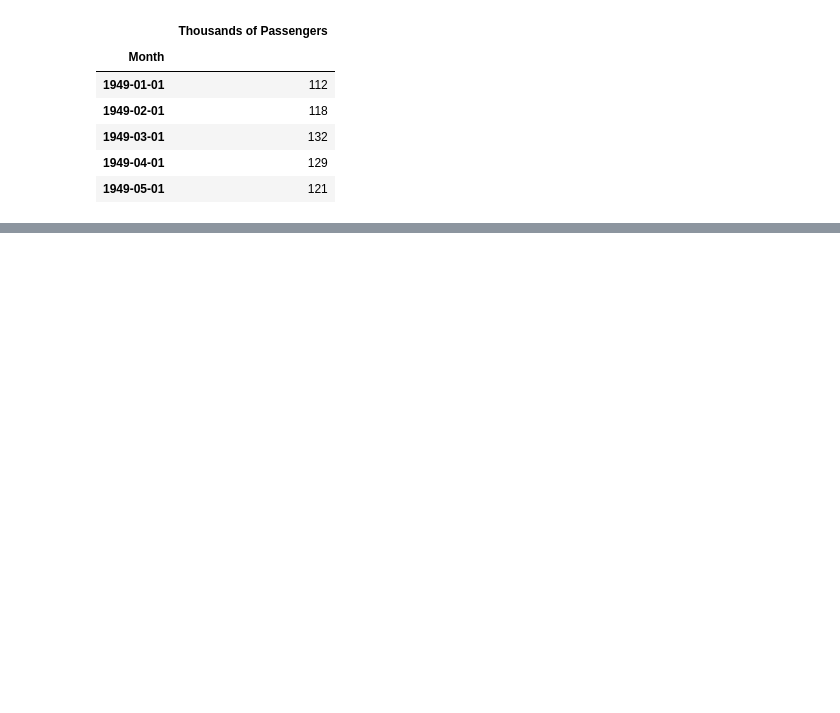
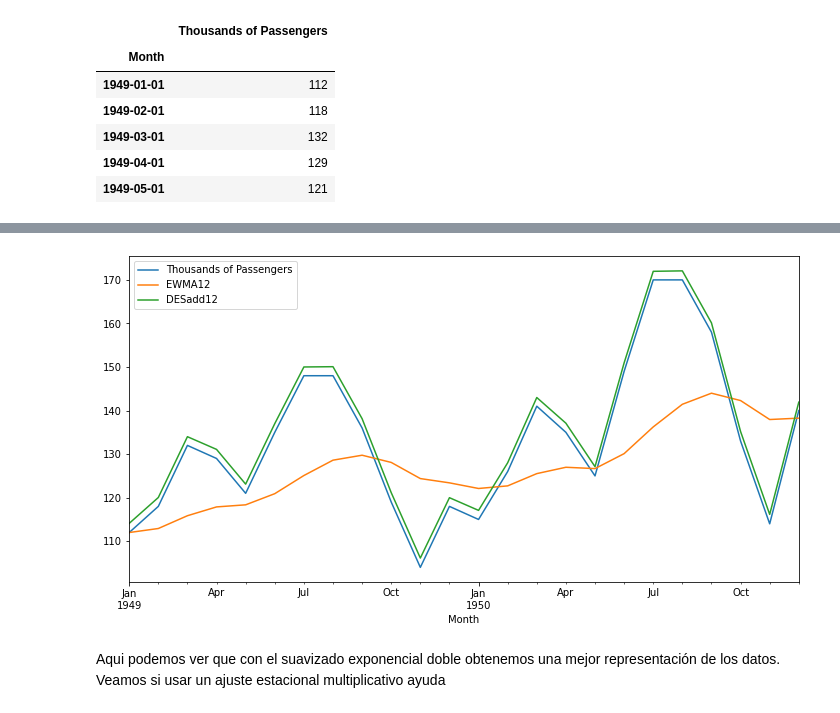
Before and after one commit to JorgeToT/SeriesDeTiempoPythonR, a Jupyter notebook: Python/Holt_Winters.ipynb, the cells around one changed output, grey strips where cells are left out. Cells and saved outputs as stored; diff of their text form; code cells hidden in the pictures; blank space fills up the shorter version.

```diff
--- a/Python/Holt_Winters.ipynb
+++ b/Python/Holt_Winters.ipynb
@@ -96,0 +101,9 @@ df.head()
+# %%
+from statsmodels.tsa.holtwinters import SimpleExpSmoothing
+
+span = 12
+alpha = 2/(span+1)
+
+df['EWMA12'] = df['Thousands of Passengers'].ewm(alpha=alpha,adjust=False).mean()
+df['SES12'] = SimpleExpSmoothing(df['Thousands of Passengers']).fit(smoothing_level=alpha,optimized=False).fittedvalues.shift(-1)
+df.head()
@@ -96,0 +124,5 @@ df.head()
+# %%
+from statsmodels.tsa.holtwinters import ExponentialSmoothing
+
+df['DESadd12'] = ExponentialSmoothing(df['Thousands of Passengers'], trend= 'add').fit().fittedvalues.shift(-1)
+df.head()
@@ -96,0 +137,6 @@ df.head()
+# %%
+df[['Thousands of Passengers','EWMA12','DESadd12']].iloc[:24].plot(figsize = (12,6)).autoscale(axis='x',tight= True)
+# %% [output]
+[figure, added]
+# %% [markdown]
+Aqui podemos ver que con el suavizado exponencial doble obtenemos una mejor representación de los datos. Veamos si usar un ajuste estacional multiplicativo ayuda
```
Also changed, not shown: parts of 14 cells of this notebook, 2 other files.
